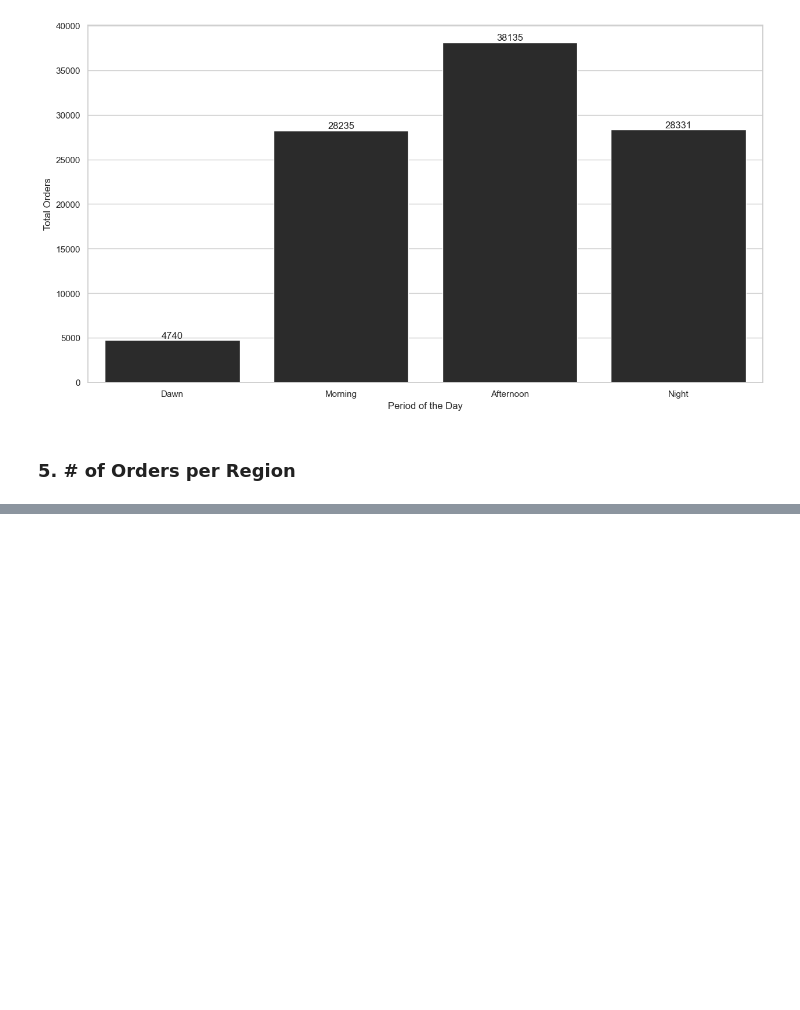
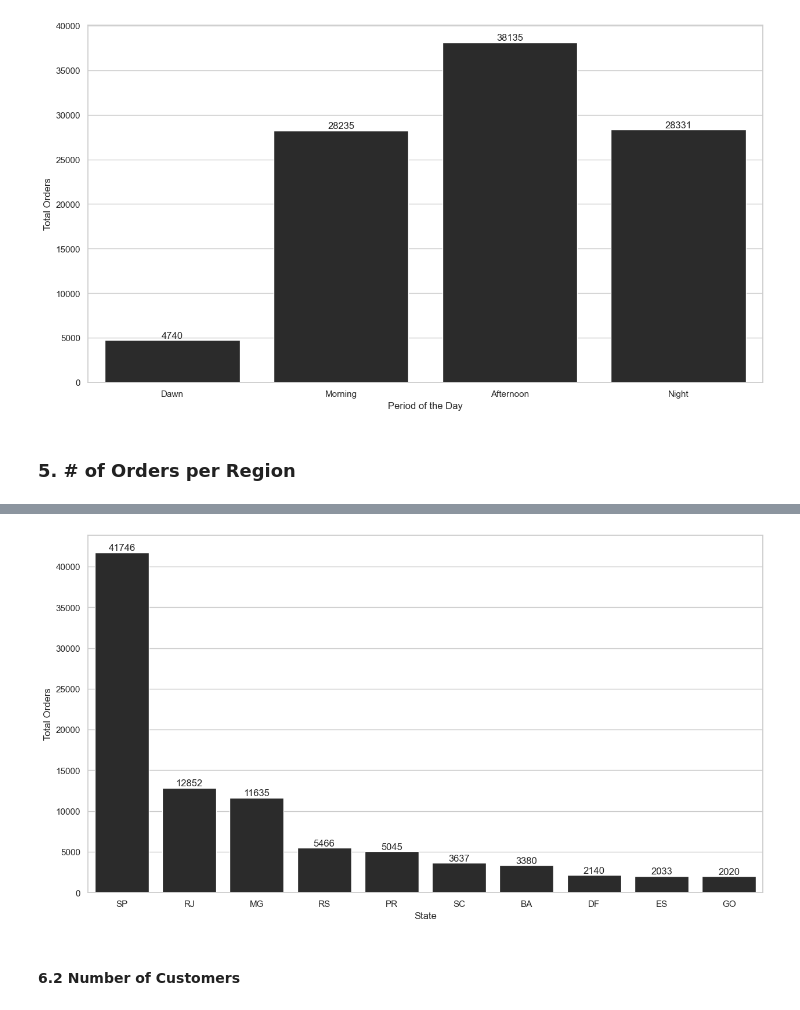
Before and after one commit to doegemon/etl_churn, a Jupyter notebook: eda/notebooks/eda.ipynb, the cells around one changed output, grey strips where cells are left out. Drawn from its saved outputs; the diff is of its cells as text; code cells hidden in the pictures; blank space fills up the shorter version.

```diff
--- a/eda/notebooks/eda.ipynb
+++ b/eda/notebooks/eda.ipynb
@@ -129,0 +172,12 @@ ax.bar_label(ax.containers[0], fontsize=12);
+# %%
+df_6_1 = df_5.sort_values(by='tt_orders', ascending=False)
+df_6_chart_1 = df_6_1.iloc[0:10, :]
+# %%
+ax = sns.barplot(data=df_6_chart_1, x='customer_state', y='tt_orders')
+ax.set_xlabel('State')
+ax.set_ylabel('Total Orders')
+ax.bar_label(ax.containers[0], fontsize=12);
+# %% [output]
+[figure, added]
+# %% [markdown]
+#### 6.2 Number of Customers
```
Also changed, not shown: parts of 36 cells of this notebook.
